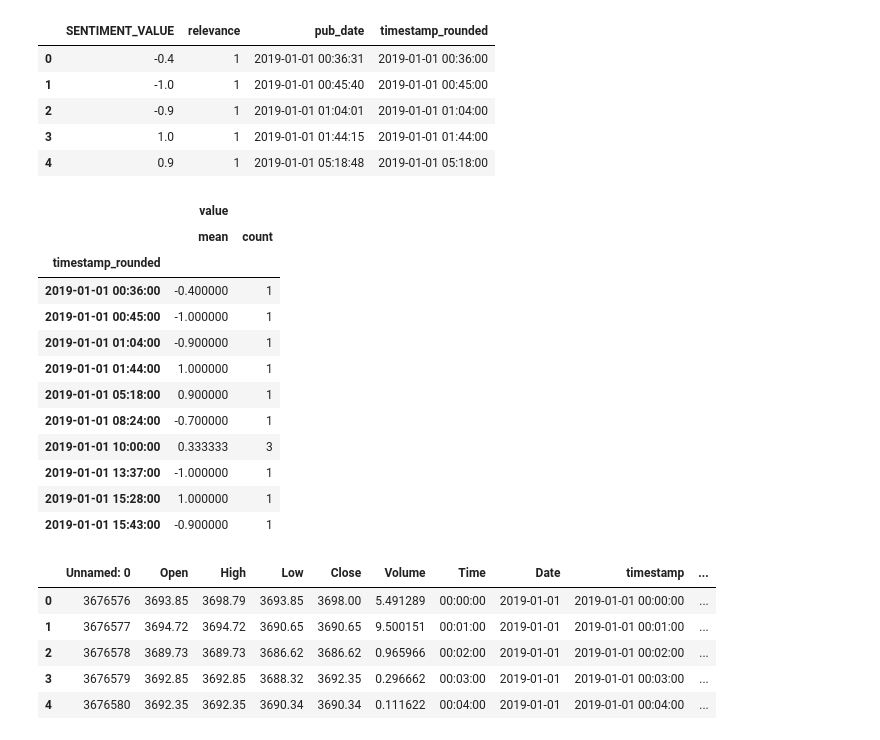
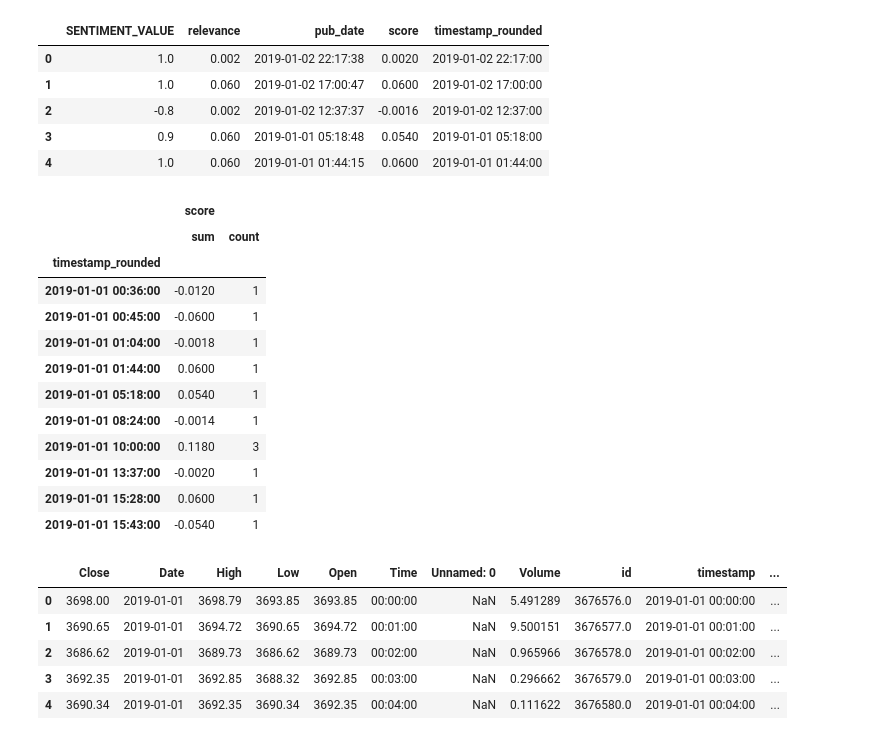
Before and after one commit to MohMaz/realtime-crypto-analysis, a Jupyter notebook: aggregate_datasets.ipynb, the cells around one changed output. Cells and saved outputs as stored; diff of their text form; code cells hidden in the pictures.

Commit message:
joined 3-month data updated

```diff
--- a/aggregate_datasets.ipynb
+++ b/aggregate_datasets.ipynb
@@ -5,5 +5,12 @@ warnings.filterwarnings('ignore')
 import pandas as pd
 import numpy as np
 import datetime
-price_raw = pd.read_csv('dataset/minuteByminutePrice/priceDataJanuary2019.csv')
-news_raw = pd.read_csv('dataset/minuteByminutePrice/data_jan_2019_analysis.csv')
+price_raw_1 = pd.read_csv('dataset/minuteByminutePrice/priceDataJanuary2019.csv')
+price_raw_2 = pd.read_csv('dataset/minuteByminutePrice/priceDataFebMarch2019.csv')
+price_raw = price_raw_1.append(price_raw_2)
+
+news_raw_1 = pd.read_csv('dataset/news_data/jan_score.csv')
+news_raw_2 = pd.read_csv('dataset/news_data/feb_score.csv')
+news_raw_3 = pd.read_csv('dataset/news_data/march_score.csv')
+news_raw = news_raw_1.append(news_raw_2).append(news_raw_3)
+news_raw.head()
@@ -10,43 +24,43 @@ news_raw = pd.read_csv('dataset/minuteByminutePrice/data_jan_2019_analysis.csv')
 # %%
 # Convert news to minute by minute dataset
-news_data = news_raw[['SENTIMENT_VALUE','relevance','pub_date']]
+news_data = news_raw[['SENTIMENT_VALUE','relevance','pub_date','score']]
 news_data['pub_date'] =  pd.to_datetime(news_data['pub_date'], format='%Y-%m-%d %H:%M:%S')
 
 def round_timestamp(t):
     t = datetime.datetime(t.year, t.month, t.day, t.hour, t.minute, 0)
     return t
 
 news_data['timestamp_rounded'] = news_data['pub_date'].apply(round_timestamp)
 news_data.head()
 # %% [output]
-|  | SENTIMENT_VALUE | relevance | pub_date | timestamp_rounded |
-| 0 | -0.4 | 1 | 2019-01-01 00:36:31 | 2019-01-01 00:36:00 |
-| 1 | -1.0 | 1 | 2019-01-01 00:45:40 | 2019-01-01 00:45:00 |
-| 2 | -0.9 | 1 | 2019-01-01 01:04:01 | 2019-01-01 01:04:00 |
-| 3 | 1.0 | 1 | 2019-01-01 01:44:15 | 2019-01-01 01:44:00 |
-| 4 | 0.9 | 1 | 2019-01-01 05:18:48 | 2019-01-01 05:18:00 |
+|  | SENTIMENT_VALUE | relevance | pub_date | score | timestamp_rounded |
+| 0 | 1.0 | 0.002 | 2019-01-02 22:17:38 | 0.0020 | 2019-01-02 22:17:00 |
+| 1 | 1.0 | 0.060 | 2019-01-02 17:00:47 | 0.0600 | 2019-01-02 17:00:00 |
+| 2 | -0.8 | 0.002 | 2019-01-02 12:37:37 | -0.0016 | 2019-01-02 12:37:00 |
+| 3 | 0.9 | 0.060 | 2019-01-01 05:18:48 | 0.0540 | 2019-01-01 05:18:00 |
+| 4 | 1.0 | 0.060 | 2019-01-01 01:44:15 | 0.0600 | 2019-01-01 01:44:00 |
 # %%
 # Aggregate news_data
-news_data['value'] = news_data['SENTIMENT_VALUE'] *  news_data['relevance']
+# news_data['value'] = news_data['SENTIMENT_VALUE'] *  news_data['relevance']
 # news_data.groupby('pub_date_rounded').agg({'SENTIMENT_VALUE':['sum', 'max','count'],
 #                          'relevance': lambda x: x.max() - x.min()})
 # 2019-01-01 10:00:00
-news_data_aggregated = news_data.groupby('timestamp_rounded').agg({'value':['mean', 'count']})
+news_data_aggregated = news_data.groupby('timestamp_rounded').agg({'score':['sum', 'count']})
 news_data_aggregated.head(10)
 # %% [output]
-|  | value |  |
-|  | mean | count |
+|  | score |  |
+|  | sum | count |
 | timestamp_rounded |  |  |
-| 2019-01-01 00:36:00 | -0.400000 | 1 |
-| 2019-01-01 00:45:00 | -1.000000 | 1 |
-| 2019-01-01 01:04:00 | -0.900000 | 1 |
-| 2019-01-01 01:44:00 | 1.000000 | 1 |
-| 2019-01-01 05:18:00 | 0.900000 | 1 |
-| 2019-01-01 08:24:00 | -0.700000 | 1 |
-| 2019-01-01 10:00:00 | 0.333333 | 3 |
-| 2019-01-01 13:37:00 | -1.000000 | 1 |
-| 2019-01-01 15:28:00 | 1.000000 | 1 |
-| 2019-01-01 15:43:00 | -0.900000 | 1 |
+| 2019-01-01 00:36:00 | -0.0120 | 1 |
+| 2019-01-01 00:45:00 | -0.0600 | 1 |
+| 2019-01-01 01:04:00 | -0.0018 | 1 |
+| 2019-01-01 01:44:00 | 0.0600 | 1 |
+| 2019-01-01 05:18:00 | 0.0540 | 1 |
+| 2019-01-01 08:24:00 | -0.0014 | 1 |
+| 2019-01-01 10:00:00 | 0.1180 | 3 |
+| 2019-01-01 13:37:00 | -0.0020 | 1 |
+| 2019-01-01 15:28:00 | 0.0600 | 1 |
+| 2019-01-01 15:43:00 | -0.0540 | 1 |
 # %%
 # process price_data
 price_raw['timestamp'] = price_raw['Date'] + ' ' + price_raw['Time']
@@ -55,12 +69,12 @@ price_raw['timestamp_rounded'] = price_raw['timestamp'].apply(round_timestamp)
 
 price_raw.head()
 # %% [output]
-|  | Unnamed: 0 | Open | High | Low | Close | Volume | Time | Date | timestamp | ... |
-| 0 | 3676576 | 3693.85 | 3698.79 | 3693.85 | 3698.00 | 5.491289 | 00:00:00 | 2019-01-01 | 2019-01-01 00:00:00 | ... |
-| 1 | 3676577 | 3694.72 | 3694.72 | 3690.65 | 3690.65 | 9.500151 | 00:01:00 | 2019-01-01 | 2019-01-01 00:01:00 | ... |
-| 2 | 3676578 | 3689.73 | 3689.73 | 3686.62 | 3686.62 | 0.965966 | 00:02:00 | 2019-01-01 | 2019-01-01 00:02:00 | ... |
-| 3 | 3676579 | 3692.85 | 3692.85 | 3688.32 | 3692.35 | 0.296662 | 00:03:00 | 2019-01-01 | 2019-01-01 00:03:00 | ... |
-| 4 | 3676580 | 3692.35 | 3692.35 | 3690.34 | 3690.34 | 0.111622 | 00:04:00 | 2019-01-01 | 2019-01-01 00:04:00 | ... |
+|  | Close | Date | High | Low | Open | Time | Unnamed: 0 | Volume | id | timestamp | ... |
+| 0 | 3698.00 | 2019-01-01 | 3698.79 | 3693.85 | 3693.85 | 00:00:00 | NaN | 5.491289 | 3676576.0 | 2019-01-01 00:00:00 | ... |
+| 1 | 3690.65 | 2019-01-01 | 3694.72 | 3690.65 | 3694.72 | 00:01:00 | NaN | 9.500151 | 3676577.0 | 2019-01-01 00:01:00 | ... |
+| 2 | 3686.62 | 2019-01-01 | 3689.73 | 3686.62 | 3689.73 | 00:02:00 | NaN | 0.965966 | 3676578.0 | 2019-01-01 00:02:00 | ... |
+| 3 | 3692.35 | 2019-01-01 | 3692.85 | 3688.32 | 3692.85 | 00:03:00 | NaN | 0.296662 | 3676579.0 | 2019-01-01 00:03:00 | ... |
+| 4 | 3690.34 | 2019-01-01 | 3692.35 | 3690.34 | 3692.35 | 00:04:00 | NaN | 0.111622 | 3676580.0 | 2019-01-01 00:04:00 | ... |
 # %%
 price_data_aggregated = price_raw.groupby('timestamp_rounded').agg({
     'Open':['mean'],
```
Also changed, not shown: parts of 4 cells of this notebook, 5 other files.
